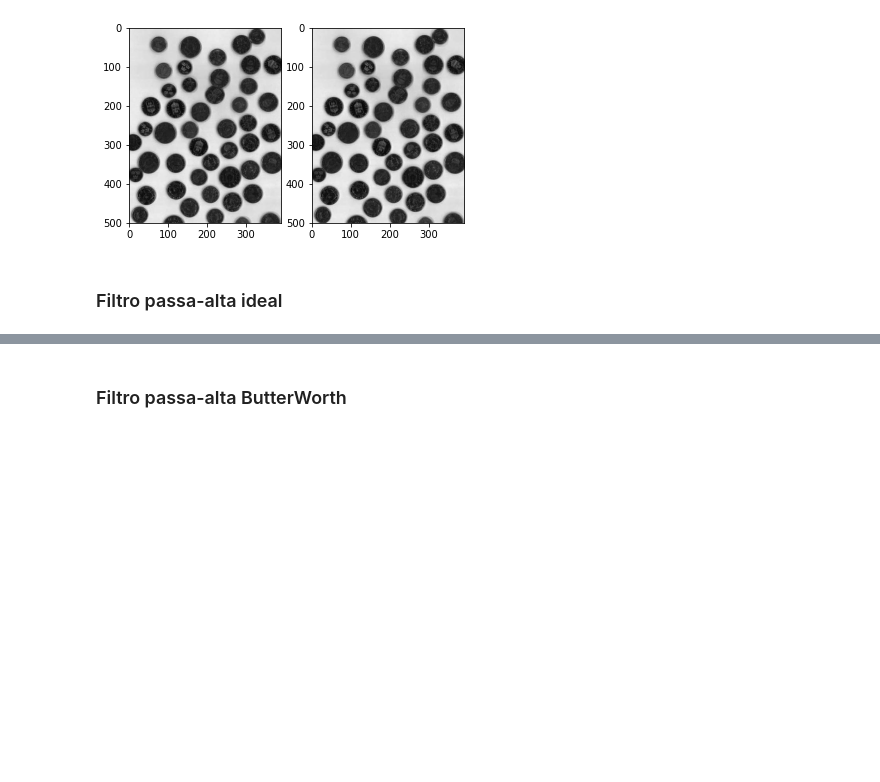
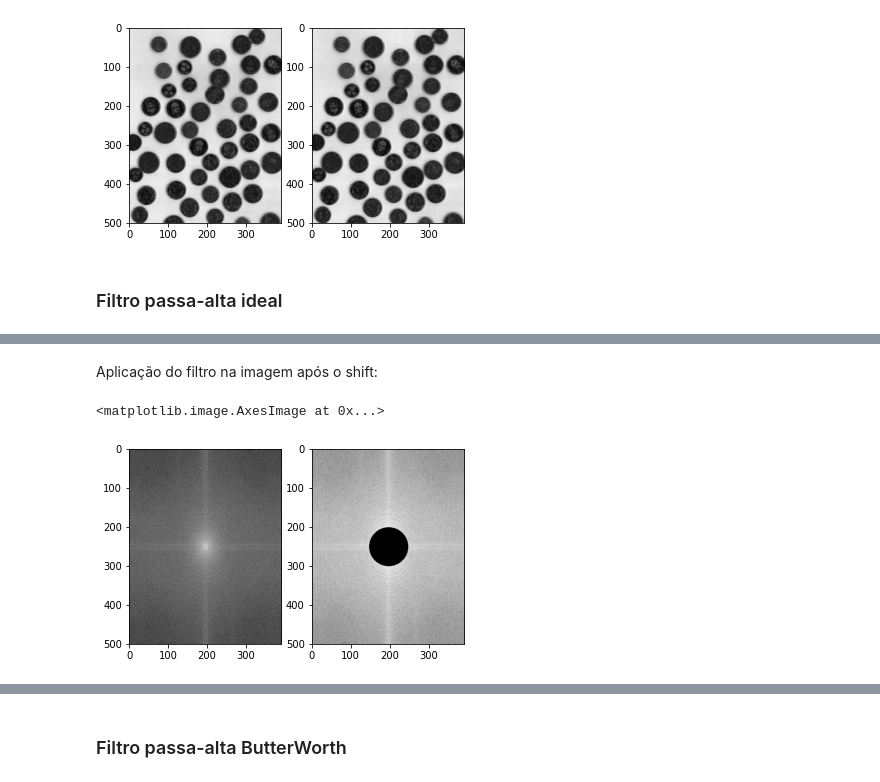
Before and after one commit to Jose-Bruno/ProcessamentoDigitalDeImagens, a Jupyter notebook: José_Bruno_da_Silva_Santos_PDI.ipynb, the cells around one changed output, grey strips where cells are left out. Cells and saved outputs as stored; diff of their text form; code cells hidden in the pictures; blank space fills up the shorter version.

```diff
--- a/José_Bruno_da_Silva_Santos_PDI.ipynb
+++ b/José_Bruno_da_Silva_Santos_PDI.ipynb
@@ -237,0 +262,15 @@ aux2.imshow(np.abs(passa_alta_gaussiano_inverso), cmap="gray")
+# %% [markdown]
+Aplicação do filtro na imagem após o shift:
+# %%
+passa_alta_ideal = img_fft_shift * img_passa_alta_ideal
+
+fig = plt.figure()
+
+aux1 = fig.add_subplot(1, 2, 1)
+aux1.imshow(np.log(1 + np.abs(img_fft_shift)), cmap="gray")
+
+aux2 = fig.add_subplot(1, 2, 2)
+aux2.imshow(np.log(1 + np.abs(passa_alta_ideal)), cmap="gray")
+# %% [output]
+<matplotlib.image.AxesImage at 0x...>
+[figure, added]
```
Also changed, not shown: parts of 18 cells of this notebook.
